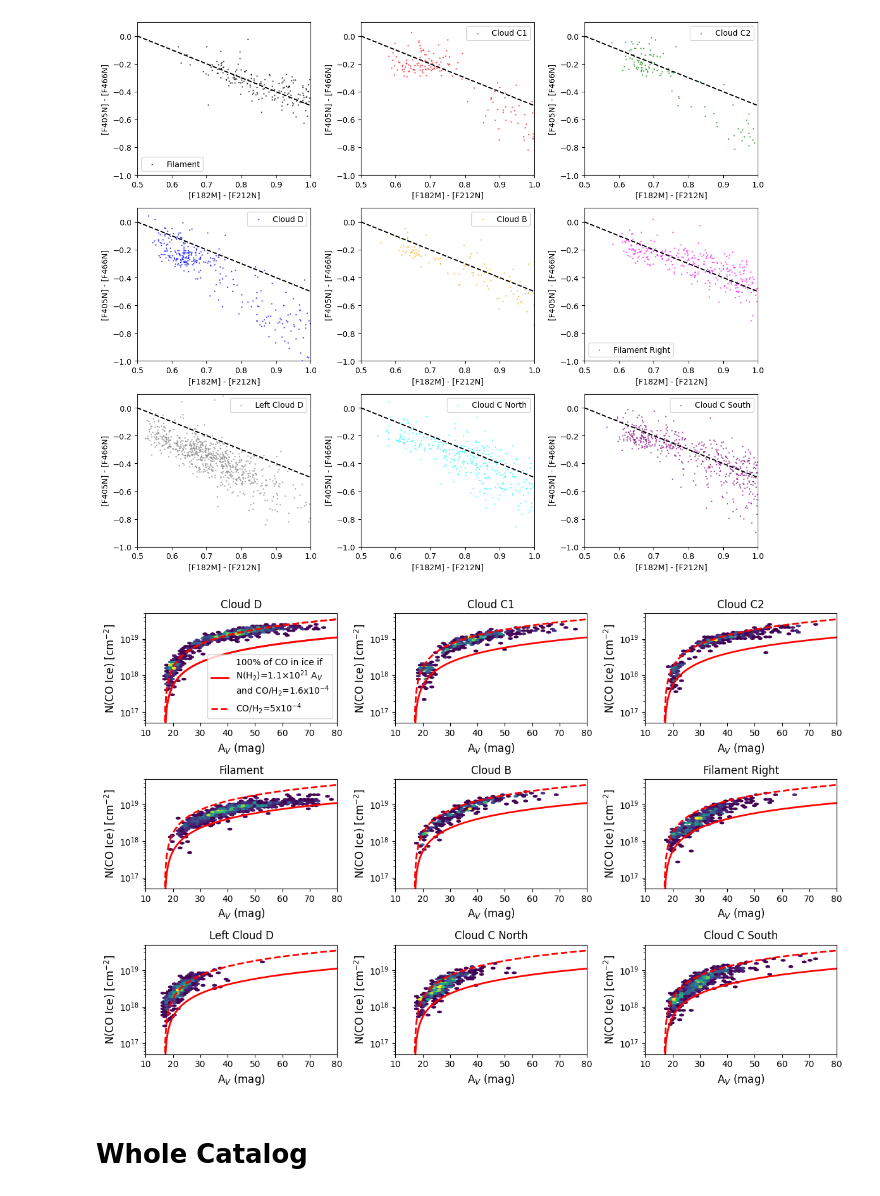
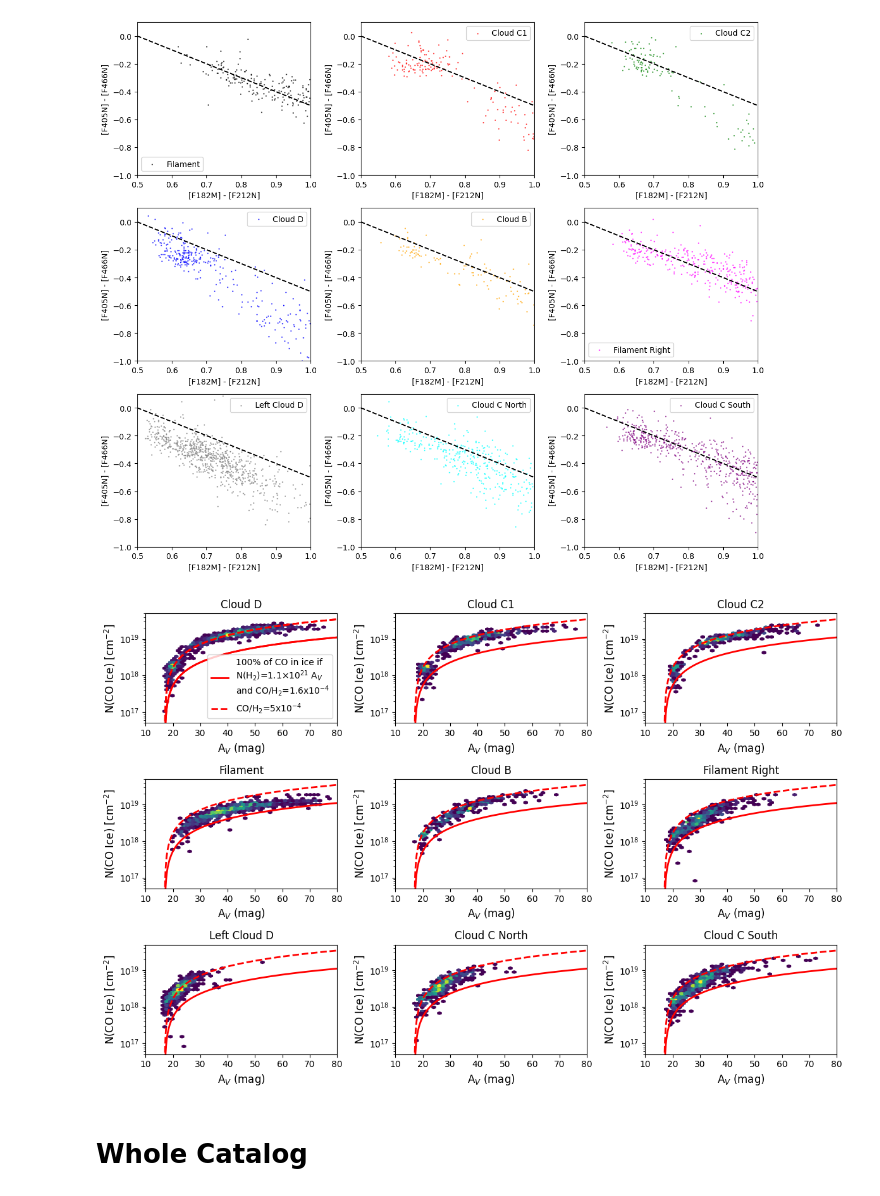
Before and after one commit to SpacialTree/dustridge-cd, a Jupyter notebook: notebooks/dustridge_analysis.ipynb, the cells around one changed output. Cells and saved outputs as stored; diff of their text form; code cells hidden in the pictures.

```diff
--- a/notebooks/dustridge_analysis.ipynb
+++ b/notebooks/dustridge_analysis.ipynb
@@ -313,58 +313,58 @@ ax8 = plt.subplot(338)
 ax9 = plt.subplot(339)
 axes = [ax1, ax2, ax3, ax4, ax5, ax6, ax7, ax8, ax9]
 
-ax1.hexbin(cat_f_rc.catalog['Av'], cat_f_rc.catalog['N(CO)'], yscale='log', extent=(10, 80, np.log10(2e17), np.log10(5e19)), cmap='viridis', gridsize=50, mincnt=1)
+ax1.hexbin(cat_f_rc.catalog['Av'], cat_f_rc.catalog['N(CO)'], yscale='log', extent=(10, 80, np.log10(5e16), np.log10(5e19)), cmap='viridis', gridsize=50, mincnt=1)
 ax1.set_title('Filament')
 
-ax2.hexbin(cat_c1_rc.catalog['Av'], cat_c1_rc.catalog['N(CO)'], yscale='log', extent=(10, 80, np.log10(2e17), np.log10(5e19)), cmap='viridis', gridsize=50, mincnt=1)
+ax2.hexbin(cat_c1_rc.catalog['Av'], cat_c1_rc.catalog['N(CO)'], yscale='log', extent=(10, 80, np.log10(5e16), np.log10(5e19)), cmap='viridis', gridsize=50, mincnt=1)
 ax2.set_title('Cloud C1')
 
-ax3.hexbin(cat_c2_rc.catalog['Av'], cat_c2_rc.catalog['N(CO)'], yscale='log', extent=(10, 80, np.log10(2e17), np.log10(5e19)), cmap='viridis', gridsize=50, mincnt=1)
+ax3.hexbin(cat_c2_rc.catalog['Av'], cat_c2_rc.catalog['N(CO)'], yscale='log', extent=(10, 80, np.log10(5e16), np.log10(5e19)), cmap='viridis', gridsize=50, mincnt=1)
 ax3.set_title('Cloud C2')
 
-ax4.hexbin(cat_d_rc.catalog['Av'], cat_d_rc.catalog['N(CO)'], yscale='log', extent=(10, 80, np.log10(2e17), np.log10(5e19)), cmap='viridis', gridsize=50, mincnt=1)
+ax4.hexbin(cat_d_rc.catalog['Av'], cat_d_rc.catalog['N(CO)'], yscale='log', extent=(10, 80, np.log10(5e16), np.log10(5e19)), cmap='viridis', gridsize=50, mincnt=1)
 ax4.set_title('Cloud D')
 
-ax5.hexbin(cat_b_rc.catalog['Av'], cat_b_rc.catalog['N(CO)'], yscale='log', extent=(10, 80, np.log10(2e17), np.log10(5e19)), cmap='viridis', gridsize=50, mincnt=1)
+ax5.hexbin(cat_b_rc.catalog['Av'], cat_b_rc.catalog['N(CO)'], yscale='log', extent=(10, 80, np.log10(5e16), np.log10(5e19)), cmap='viridis', gridsize=50, mincnt=1)
 ax5.set_title('Cloud B')
 
-ax6.hexbin(cat_fil_r_rc.catalog['Av'], cat_fil_r_rc.catalog['N(CO)'], yscale='log', extent=(10, 80, np.log10(2e17), np.log10(5e19)), cmap='viridis', gridsize=50, mincnt=1)
+ax6.hexbin(cat_fil_r_rc.catalog['Av'], cat_fil_r_rc.catalog['N(CO)'], yscale='log', extent=(10, 80, np.log10(5e16), np.log10(5e19)), cmap='viridis', gridsize=50, mincnt=1)
 ax6.set_title('Filament Right')
 
-ax7.hexbin(cat_left_cd_rc.catalog['Av'], cat_left_cd_rc.catalog['N(CO)'], yscale='log', extent=(10, 80, np.log10(2e17), np.log10(5e19)), cmap='viridis', gridsize=50, mincnt=1)
+ax7.hexbin(cat_left_cd_rc.catalog['Av'], cat_left_cd_rc.catalog['N(CO)'], yscale='log', extent=(10, 80, np.log10(5e16), np.log10(5e19)), cmap='viridis', gridsize=50, mincnt=1)
 ax7.set_title('Left Cloud D')
 
-ax8.hexbin(cat_c_n_rc.catalog['Av'], cat_c_n_rc.catalog['N(CO)'], yscale='log', extent=(10, 80, np.log10(2e17), np.log10(5e19)), cmap='viridis', gridsize=50, mincnt=1)
+ax8.hexbin(cat_c_n_rc.catalog['Av'], cat_c_n_rc.catalog['N(CO)'], yscale='log', extent=(10, 80, np.log10(5e16), np.log10(5e19)), cmap='viridis', gridsize=50, mincnt=1)
 ax8.set_title('Cloud C North')
 
-ax9.hexbin(cat_c_s_rc.catalog['Av'], cat_c_s_rc.catalog['N(CO)'], yscale='log', extent=(10, 80, np.log10(2e17), np.log10(5e19)), cmap='viridis', gridsize=50, mincnt=1)
+ax9.hexbin(cat_c_s_rc.catalog['Av'], cat_c_s_rc.catalog['N(CO)'], yscale='log', extent=(10, 80, np.log10(5e16), np.log10(5e19)), cmap='viridis', gridsize=50, mincnt=1)
 ax9.set_title('Cloud C South')
 
 Av_offset = 17
 NCOofAV_alt1 = 1.1e21 * np.linspace(0.1, 100, 1000) * 5e-4
 NCOofAV_alt3 = 1.1e21 * np.linspace(0.1, 100, 1000) * 1.6e-4
 l1, = ax4.plot(np.linspace(0.1, 100, 1000)+Av_offset, NCOofAV_alt3, linewidth=2,
         label='100% of CO in ice if \nN(H$_2$)=1.1$\\times10^{21}$ A$_V$ \nand CO/H$_2$=1.6x10$^{-4}$', color='r', linestyle='-')
 l3, = ax4.plot(np.linspace(0.1, 100, 1000)+Av_offset, NCOofAV_alt1, linewidth=2,
         label='CO/H$_2$=5x10$^{-4}$', color='r', linestyle='--')
 ax4.set_xlim(10, 80)
 ax4.set_ylim(5e16, 5e19)
 ax4.legend()
 
 for ax in axes:
     ax.plot(np.linspace(0.1, 100, 1000)+Av_offset, NCOofAV_alt3, linewidth=2, color='r', linestyle='-')
     ax.plot(np.linspace(0.1, 100, 1000)+Av_offset, NCOofAV_alt1, linewidth=2, color='r', linestyle='--')
     ax.set_xlabel('A$_V$ (mag)', fontsize=12)
     ax.set_ylabel('N(CO Ice) [cm$^{-2}$]', fontsize=12)
     ax.set_xlim(10, 80)
     ax.set_ylim(5e16, 5e19)
     ax.set_yscale('log')
 
 plt.tight_layout()
 plt.savefig('/orange/adamginsburg/jwst/cloudc/figures/dustridge_rc_COice_vs_Av.png', dpi=300, bbox_inches='tight')
 plt.savefig('/orange/adamginsburg/jwst/cloudc/figures/dustridge_rc_COice_vs_Av.pdf', bbox_inches='tight')
 # %% [output]
-[figure, old version]
+[figure, new version]
 # %% [markdown]
 # Whole Catalog
 # %%
```
Also changed, not shown: parts of 1 cell of this notebook.
